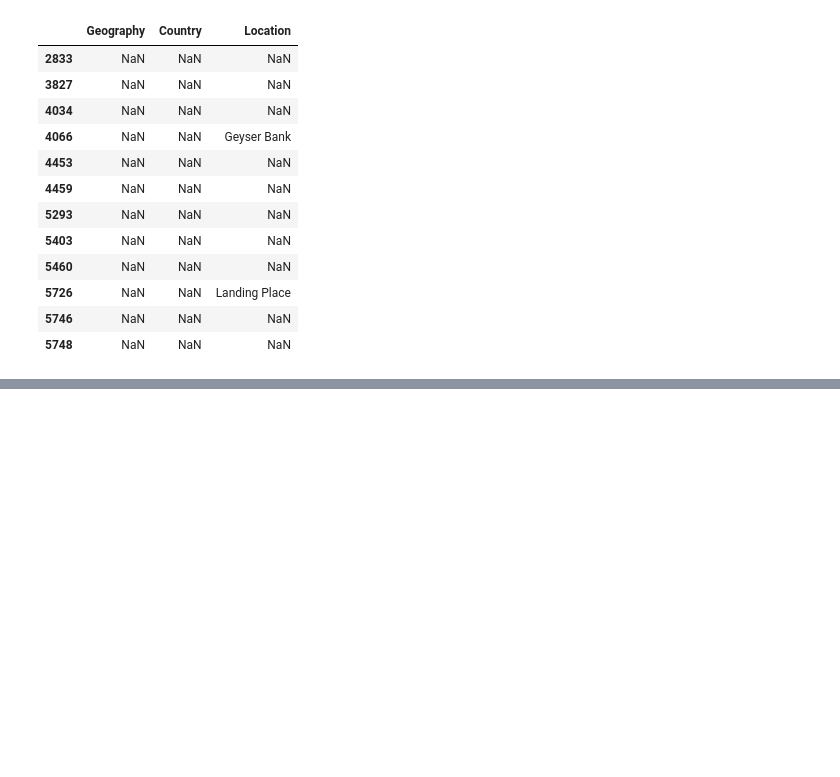
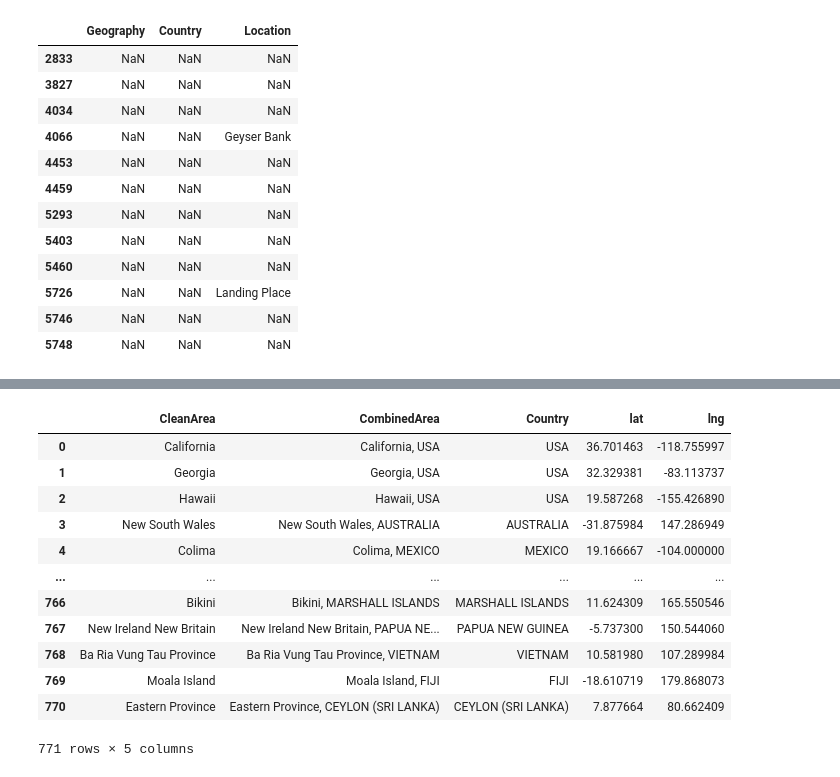
Before and after one commit to ajcipolle/sharkattack, a Jupyter notebook: speedCleaning.ipynb, the cells around one changed output, grey strips where cells are left out. Cells and saved outputs as stored; diff of their text form; code cells hidden in the pictures; blank space fills up the shorter version.

```diff
--- a/speedCleaning.ipynb
+++ b/speedCleaning.ipynb
@@ -499,0 +563,18 @@ reduced_merged
+# %%
+# dropping Geography since its a dict
+cleaned_joined_df = joined_df.drop(columns=['Geography'])
+cleaned_joined_df
+# %% [output]
+|  | CleanArea | CombinedArea | Country | lat | lng |
+| 0 | California | California, USA | USA | 36.701463 | -118.755997 |
+| 1 | Georgia | Georgia, USA | USA | 32.329381 | -83.113737 |
+| 2 | Hawaii | Hawaii, USA | USA | 19.587268 | -155.426890 |
+| 3 | New South Wales | New South Wales, AUSTRALIA | AUSTRALIA | -31.875984 | 147.286949 |
+| 4 | Colima | Colima, MEXICO | MEXICO | 19.166667 | -104.000000 |
+| ... | ... | ... | ... | ... | ... |
+| 766 | Bikini | Bikini, MARSHALL ISLANDS | MARSHALL ISLANDS | 11.624309 | 165.550546 |
+| 767 | New Ireland New Britain | New Ireland New Britain, PAPUA NE... | PAPUA NEW GUINEA | -5.737300 | 150.544060 |
+| 768 | Ba Ria Vung Tau Province | Ba Ria Vung Tau Province, VIETNAM | VIETNAM | 10.581980 | 107.289984 |
+| 769 | Moala Island | Moala Island, FIJI | FIJI | -18.610719 | 179.868073 |
+| 770 | Eastern Province | Eastern Province, CEYLON (SRI LANKA) | CEYLON (SRI LANKA) | 7.877664 | 80.662409 |
+771 rows × 5 columns
```
Also changed, not shown: parts of 9 cells of this notebook.
